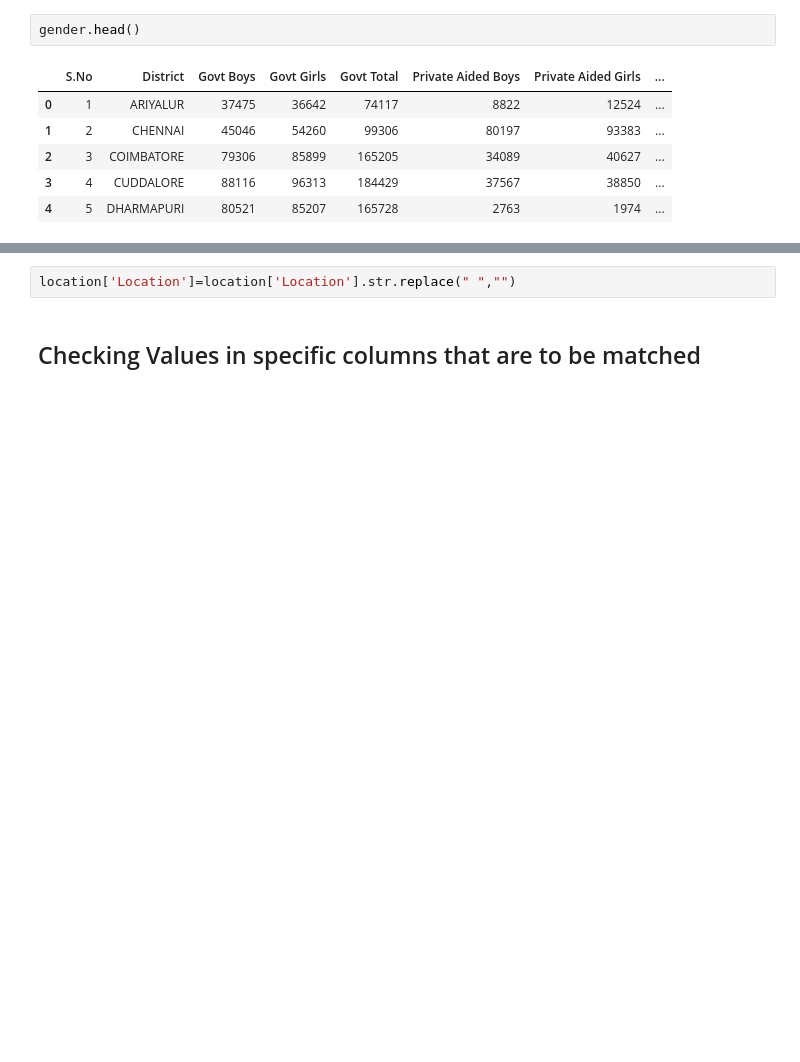
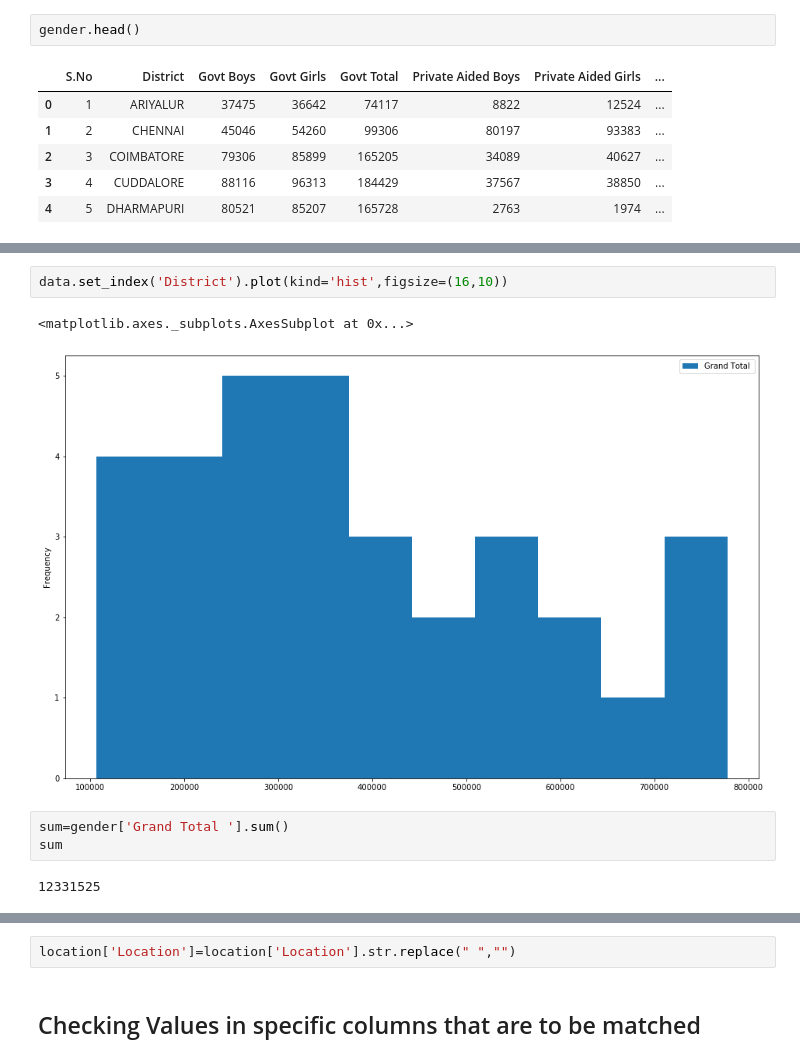
Before and after one commit to Nagkulan/Coursera_Capstone, a Jupyter notebook: TamilnaduEdu.ipynb, the cells around one changed output, grey strips where cells are left out. Drawn from its saved outputs; the diff is of its cells as text; blank space fills up the shorter version.

```diff
--- a/TamilnaduEdu.ipynb
+++ b/TamilnaduEdu.ipynb
@@ -89,0 +100,10 @@ gender.head()
+# %%
+data.set_index('District').plot(kind='hist',figsize=(16,10))
+# %% [output]
+<matplotlib.axes._subplots.AxesSubplot at 0x...>
+[figure, added]
+# %%
+sum=gender['Grand Total '].sum()
+sum
+# %% [output]
+12331525
```
Also changed, not shown: parts of 7 cells of this notebook.
